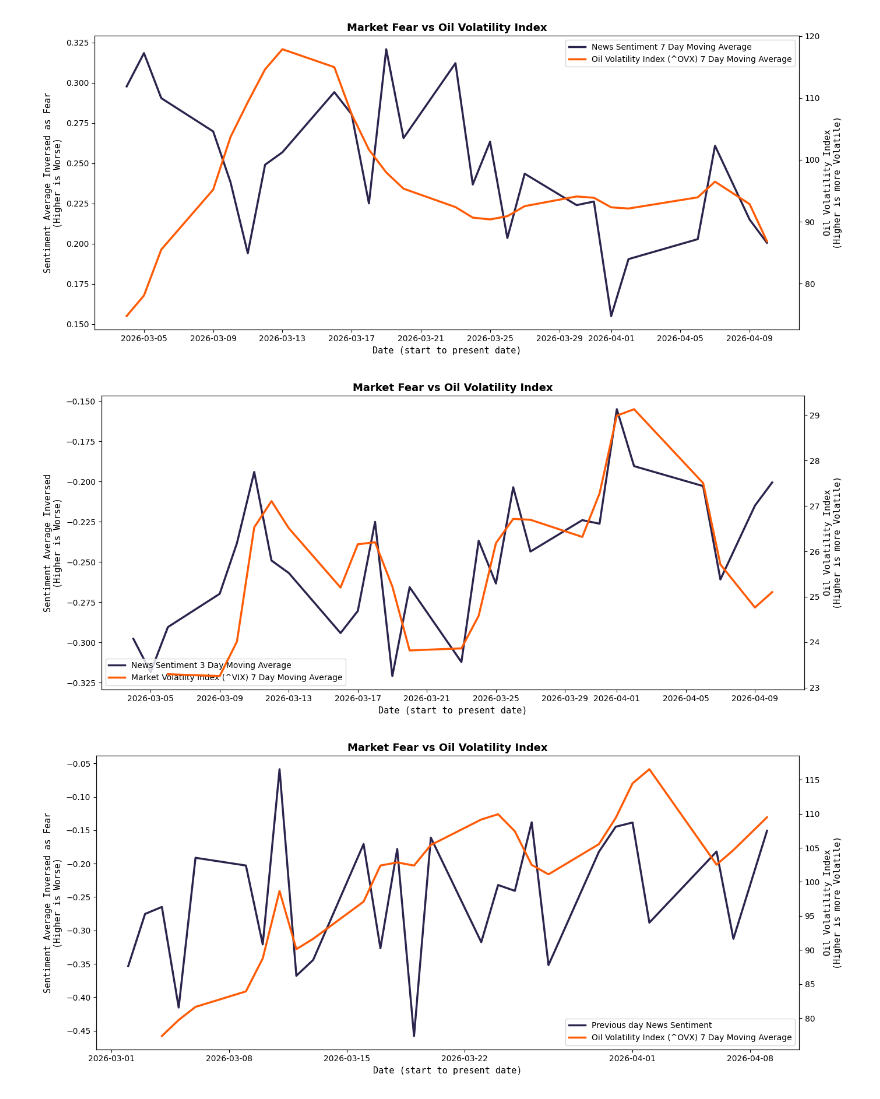
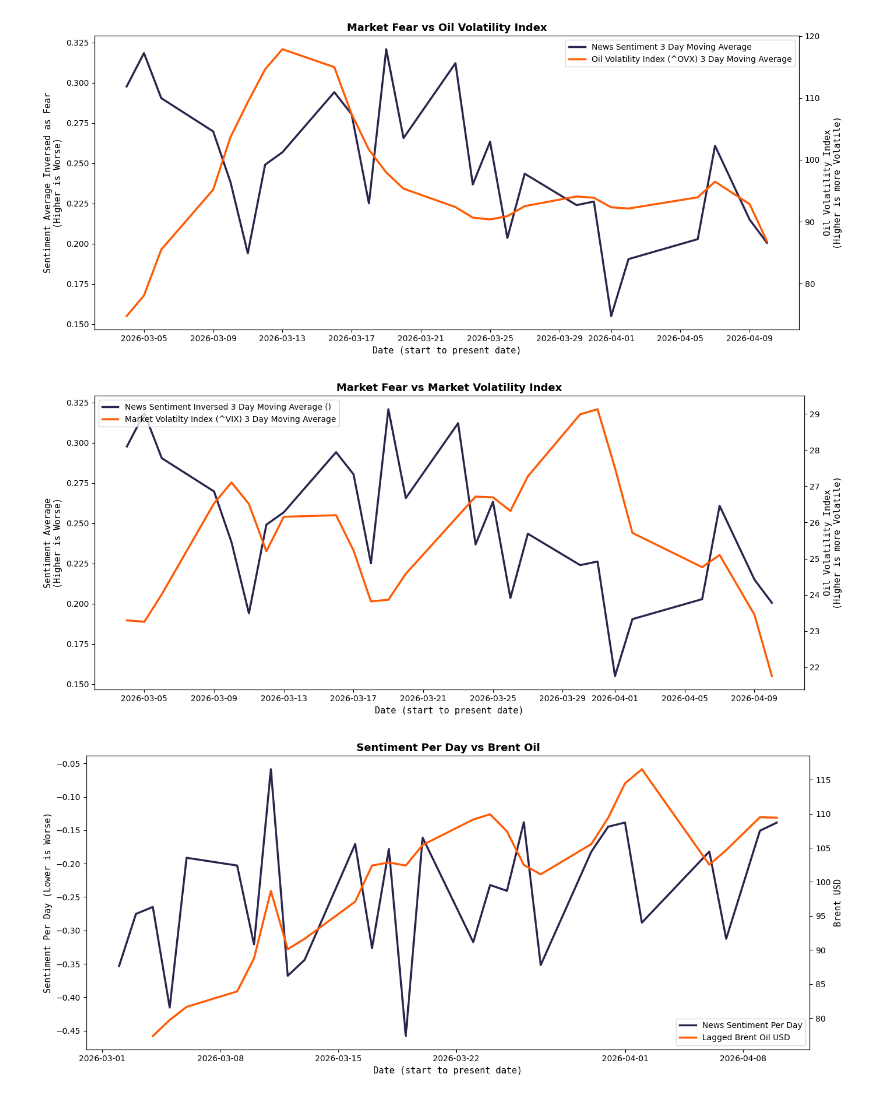
Before and after one commit to HMaxwell741/University-Empirical-Project, a Jupyter notebook: Sentiment_and_graphs.ipynb, the cells around one changed output. Saved outputs shown, nothing was run; the diff lists cells and outputs as text; code cells hidden in the pictures.

Commit message:
Fixed scale issue on graphs

```diff
--- a/Sentiment_and_graphs.ipynb
+++ b/Sentiment_and_graphs.ipynb
@@ -26,6 +26,18 @@ guardian_data = pd.read_csv('guardian_data.csv',encoding='utf-8')
 guardian_data = guardian_data.rename(columns={'headline': 'title', 'body_text': 'content'}, inplace=True)
 news = pd.concat([guardian_data,News_api_data])
 news['date'] = pd.to_datetime(news['date'], format='%Y%m%d')
+
+brent = pd.read_csv('Brent_data.csv',encoding='utf-8')
+brent['date'] = pd.to_datetime(brent['date'])
+
+wti = pd.read_csv('WTI_data.csv',encoding='utf-8')
+wti['date'] = pd.to_datetime(wti['date'])
+
+ovx = pd.read_csv('ovx_data.csv',encoding='utf-8')
+ovx['date'] = pd.to_datetime(ovx['date'])
+
+vix = pd.read_csv('vix_data.csv',encoding='utf-8')
+vix['date'] = pd.to_datetime(vix['date'])
 # %%
 prosus_model= AutoModelForSequenceClassification.from_pretrained('ProsusAI/finbert')
 prosus_tokenizer = AutoTokenizer.from_pretrained('ProsusAI/finbert')
@@ -50,18 +62,3 @@ Notes:
 - UNEXPECTED:   can be ignored when loading from different task/architecture; not ok if you expect identical arch.
 # %%
 news.to_csv('important_one.csv', index=False, encoding='utf-8')
-# %%
-def get_finance_data(ticker):
-    pre_data = yf.download(ticker, start='2026-02-01', end=datetime.today().date())
-    pre_data.reset_index(inplace=True)
-    pre_data['daily_avg'] = pre_data[['Open','Close']].mean(axis=1)
-    data = pre_data[['Date','daily_avg']]
-    data.columns = ['date','daily_avg']
-    data['date'] = pd.to_datetime(data['date'], format='%Y%m%d')
-
-    return data
-
-brent = get_finance_data('BZ=F')
-wti = get_finance_data('CL=F')
-OVX = get_finance_data('^OVX')
-VIX = get_finance_data('^VIX')
@@ -76,7 +68,7 @@ sentiment_by_day.reset_index(inplace=True)
 # %%
 pre_complete1 = pd.merge(sentiment_by_day, brent ,on='date', how='inner')
 pre_complete2 = pd.merge(pre_complete1, wti,on='date', how='inner')
-pre_complete3 = pd.merge(pre_complete2, VIX,on='date', how='inner')
+pre_complete3 = pd.merge(pre_complete2, vix,on='date', how='inner')
 pre_complete3 = pre_complete3.rename(columns={'mean': 'sentiment_mean','std': 'sentiment_std','daily_avg_x': 'brent','daily_avg_y': 'wti','daily_avg': 'vix'})
-complete = pd.merge(pre_complete3, OVX,on='date', how='inner')
+complete = pd.merge(pre_complete3, ovx,on='date', how='inner')
 complete = complete.rename(columns={'daily_avg':'ovx'})
@@ -104,6 +76,7 @@ complete
 complete['mean_moving_average'] = complete['sentiment_mean'].rolling(window=3).mean()
 complete['mean_moving_average_inversed'] = -(complete['mean_moving_average'])
 complete['mean_moving_average_inversed_lagged'] = complete['mean_moving_average_inversed'].shift(2)
+complete['sentiment_mean_inversed'] = -(complete['sentiment_mean'])
 complete['ovx_moving_average'] = complete['ovx'].rolling(window=3).mean()
 complete['vix_moving_average'] = complete['vix'].rolling(window=3).mean()
 complete['vix_moving_average_lagged'] = complete['vix_moving_average'].shift(2)
@@ -154,42 +147,42 @@ plt.show()
 # %%
 fig, ax1 = plt.subplots(figsize=(14, 6))
 
-ax1.plot(complete['date'], complete['mean_moving_average'], color='#2D244D', linewidth=2.5, label='News Sentiment 3 Day Moving Average')
-ax1.set_ylabel('Sentiment Average Inversed\n(Higher is Worse)', fontsize=11, fontfamily='monospace')
+ax1.plot(complete['date'], complete['mean_moving_average_inversed'], color='#2D244D', linewidth=2.5, label='News Sentiment Inversed 3 Day Moving Average ()')
+ax1.set_ylabel('Sentiment Average\n(Higher is Worse)', fontsize=11, fontfamily='monospace')
 ax1.set_xlabel('Date (start to present date)', fontsize=11, fontfamily='monospace')
 
 ax2 = ax1.twinx()
-ax2.plot(complete['date'], complete['vix_moving_average_lagged'], color='#FF5B04', linewidth=2.5, label='Market Volatilty Index (^VIX) 7 Day Moving Average')
+ax2.plot(complete['date'], complete['vix_moving_average'], color='#FF5B04', linewidth=2.5, label='Market Volatilty Index (^VIX) 3 Day Moving Average')
 ax2.set_ylabel('Oil Volatility Index\n(Higher is more Volatile)', fontsize=11, fontfamily='monospace')
 
 
 lines1, labels1 = ax1.get_legend_handles_labels()
 lines2, labels2 = ax2.get_legend_handles_labels()
-ax1.legend(lines1 + lines2, labels1 + labels2, loc='lower left')
+ax1.legend(lines1 + lines2, labels1 + labels2, loc='upper left')
 
-plt.title('Market Fear vs Oil Volatility Index', fontsize=13, fontweight='bold')
+plt.title('Market Fear vs Market Volatility Index', fontsize=13, fontweight='bold')
 plt.tight_layout()
 plt.show()
 # %% [output]
-[figure, old version]
+[figure, new version]
 # %%
 fig, ax1 = plt.subplots(figsize=(14, 6))
 
-ax1.plot(complete['date'], complete['sentiment_mean'], color='#2D244D', linewidth=2.5, label='Previous day News Sentiment')
-ax1.set_ylabel('Sentiment Average Inversed as Fear\n(Higher is Worse)', fontsize=11, fontfamily='monospace')
+ax1.plot(complete['date'], complete['sentiment_mean'], color='#2D244D', linewidth=2.5, label='News Sentiment Per Day')
+ax1.set_ylabel('Sentiment Per Day (Lower is Worse)', fontsize=11, fontfamily='monospace')
 ax1.set_xlabel('Date (start to present date)', fontsize=11, fontfamily='monospace')
 
 ax2 = ax1.twinx()
-ax2.plot(complete['date'], complete['lagged_brent'], color='#FF5B04', linewidth=2.5, label='Oil Volatility Index (^OVX) 7 Day Moving Average')
-ax2.set_ylabel('Oil Volatility Index\n(Higher is more Volatile)', fontsize=11, fontfamily='monospace')
+ax2.plot(complete['date'], complete['lagged_brent'], color='#FF5B04', linewidth=2.5, label='Lagged Brent Oil USD')
+ax2.set_ylabel('Brent USD', fontsize=11, fontfamily='monospace')
 
 
 lines1, labels1 = ax1.get_legend_handles_labels()
 lines2, labels2 = ax2.get_legend_handles_labels()
 ax1.legend(lines1 + lines2, labels1 + labels2, loc='lower right')
 
-plt.title('Market Fear vs Oil Volatility Index', fontsize=13, fontweight='bold')
+plt.title('Sentiment Per Day vs Brent Oil', fontsize=13, fontweight='bold')
 plt.tight_layout()
 plt.show()
 # %% [output]
-[figure, old version]
+[figure, new version]
```
Also changed, not shown: parts of 5 cells of this notebook.
